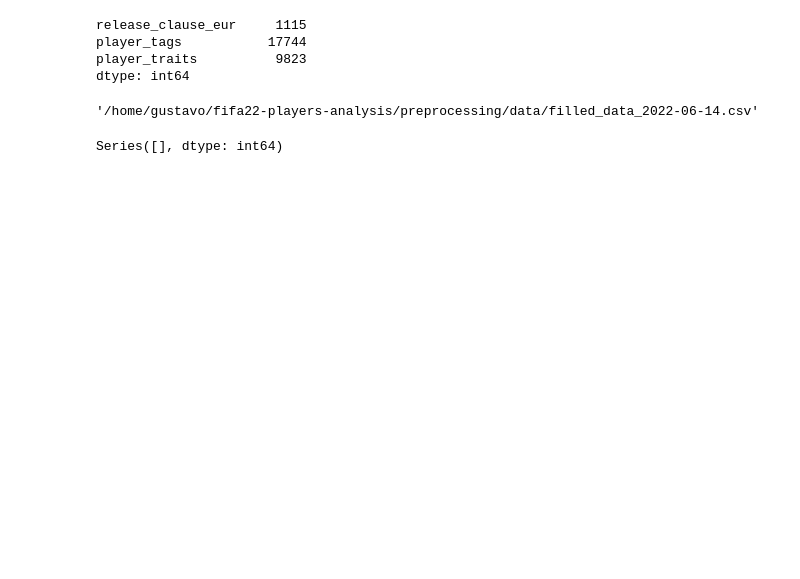
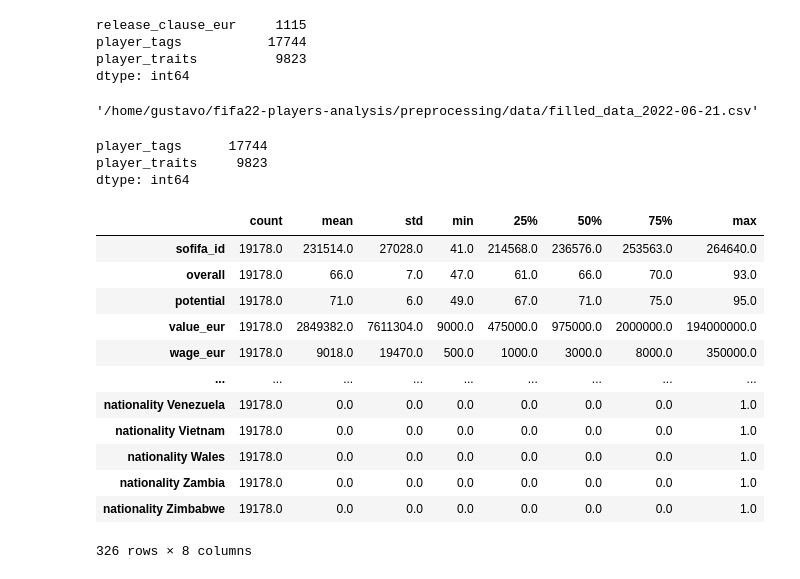
Before and after one commit to olucaslopes/fifa22-players-analysis, a Jupyter notebook: preprocessing/handling_missing_data.ipynb, the cells around one changed output. Cells and saved outputs as stored; diff of their text form; code cells hidden in the pictures; blank space fills up the shorter version.

```diff
--- a/preprocessing/handling_missing_data.ipynb
+++ b/preprocessing/handling_missing_data.ipynb
@@ -340,14 +343,32 @@ player_traits          9823
 dtype: int64
 # %%
 from datetime import date
-data.drop(columns=["release_clause_eur", "player_tags", "player_traits"], inplace=True)
+data.drop(columns=["release_clause_eur"], inplace=True)
 
 filled_data_save_path = os.sep.join([get_project_root_path(), "preprocessing", "data", f"filled_data_{date.today()}.csv"])
 data.to_csv(filled_data_save_path, index=False)
 filled_data_save_path
 # %% [output]
-'/home/gustavo/fifa22-players-analysis/preprocessing/data/filled_data_2022-06-14.csv'
+'/home/gustavo/fifa22-players-analysis/preprocessing/data/filled_data_2022-06-21.csv'
 # %%
 count_na(data)
 # %% [output]
-Series([], dtype: int64)
+player_tags      17744
+player_traits     9823
+dtype: int64
+# %%
+data.describe().T.round()
+# %% [output]
+|  | count | mean | std | min | 25% | 50% | 75% | max |
+| sofifa_id | 19178.0 | 231514.0 | 27028.0 | 41.0 | 214568.0 | 236576.0 | 253563.0 | 264640.0 |
+| overall | 19178.0 | 66.0 | 7.0 | 47.0 | 61.0 | 66.0 | 70.0 | 93.0 |
+| potential | 19178.0 | 71.0 | 6.0 | 49.0 | 67.0 | 71.0 | 75.0 | 95.0 |
+| value_eur | 19178.0 | 2849382.0 | 7611304.0 | 9000.0 | 475000.0 | 975000.0 | 2000000.0 | 194000000.0 |
+| wage_eur | 19178.0 | 9018.0 | 19470.0 | 500.0 | 1000.0 | 3000.0 | 8000.0 | 350000.0 |
+| ... | ... | ... | ... | ... | ... | ... | ... | ... |
+| nationality Venezuela | 19178.0 | 0.0 | 0.0 | 0.0 | 0.0 | 0.0 | 0.0 | 1.0 |
+| nationality Vietnam | 19178.0 | 0.0 | 0.0 | 0.0 | 0.0 | 0.0 | 0.0 | 1.0 |
+| nationality Wales | 19178.0 | 0.0 | 0.0 | 0.0 | 0.0 | 0.0 | 0.0 | 1.0 |
+| nationality Zambia | 19178.0 | 0.0 | 0.0 | 0.0 | 0.0 | 0.0 | 0.0 | 1.0 |
+| nationality Zimbabwe | 19178.0 | 0.0 | 0.0 | 0.0 | 0.0 | 0.0 | 0.0 | 1.0 |
+326 rows × 8 columns
```
Also changed, not shown: parts of 9 cells of this notebook.
